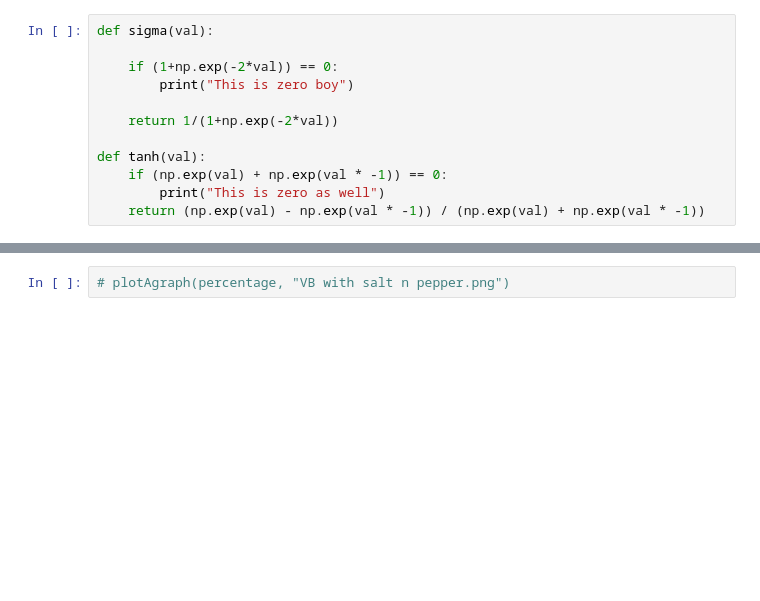
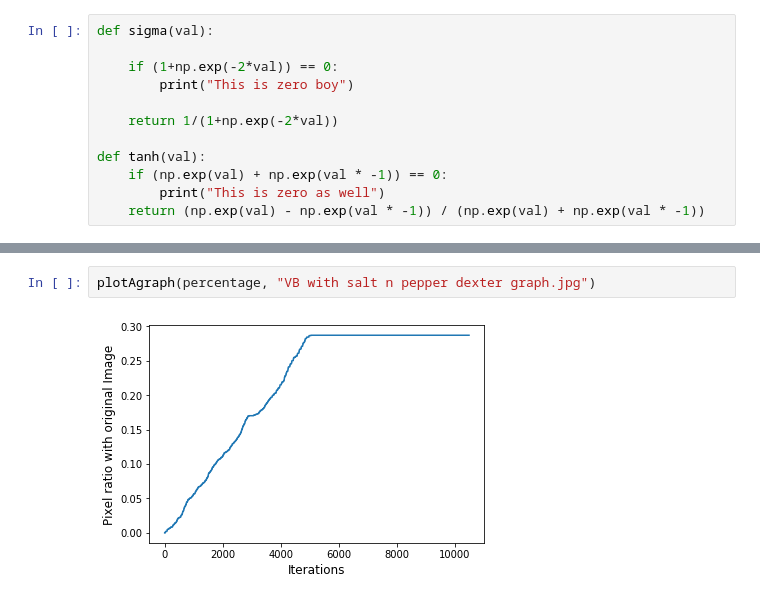
Before and after one commit to MilkyLatte/cw2ML, a Jupyter notebook: ML2.ipynb, the cells around one changed output, grey strips where cells are left out. Drawn from its saved outputs; the diff is of its cells as text; blank space fills up the shorter version.

```diff
--- a/ML2.ipynb
+++ b/ML2.ipynb
@@ -419,2 +388,4 @@ PIXEL SIMILARITY: 0.5975261655566128
 # %%
-# plotAgraph(percentage, "VB with salt n pepper.png")
+plotAgraph(percentage, "VB with salt n pepper dexter graph.jpg")
+# %% [output]
+[figure, added]
```
Also changed, not shown: parts of 11 cells of this notebook, 38 other files.
